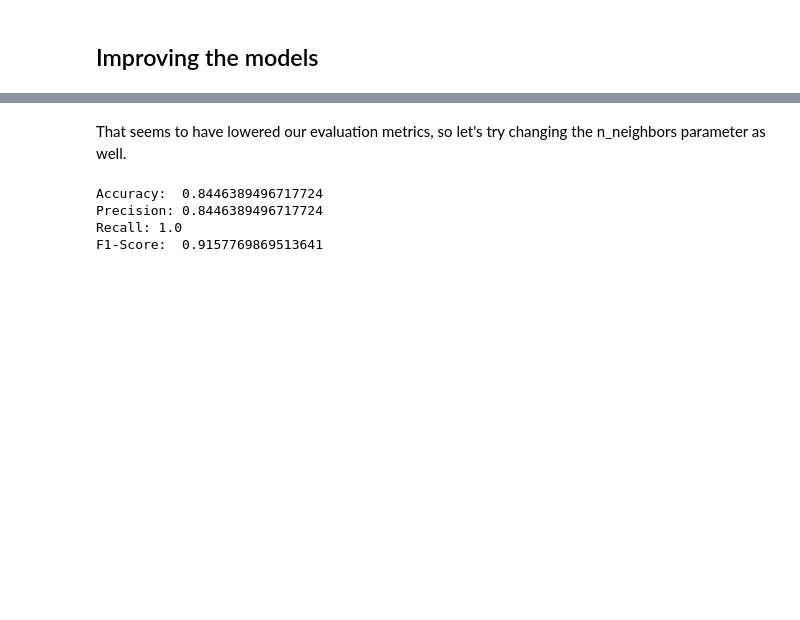
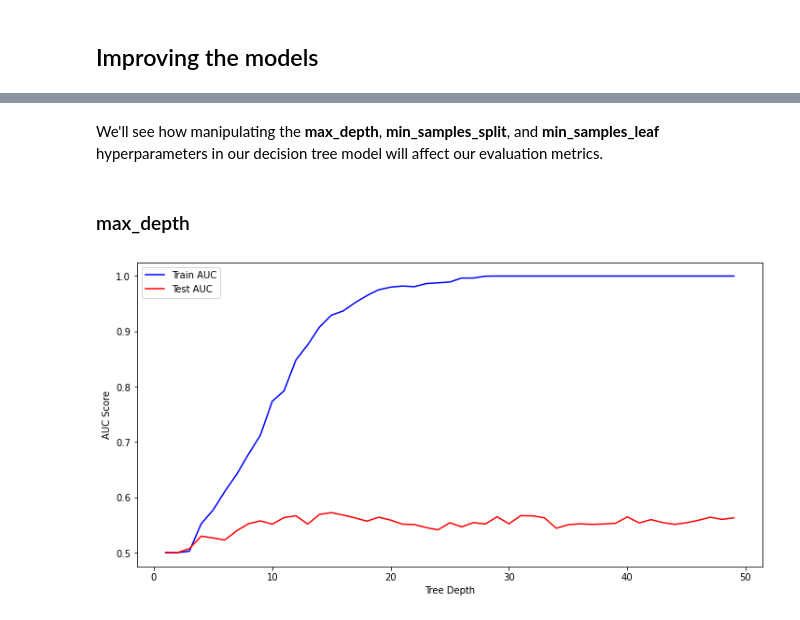
Before and after one commit to aharri123/Heart-disease-classification, a Jupyter notebook: student.ipynb, the cells around one changed output, grey strips where cells are left out. Cells and saved outputs as stored; diff of their text form; code cells hidden in the pictures; blank space fills up the shorter version.

Commit message:
Tuning hyperparameters

```diff
--- a/student.ipynb
+++ b/student.ipynb
@@ -143,8 +140,0 @@ F1-Score:  0.13664596273291924
-# %%
-from sklearn.neighbors import KNeighborsClassifier
-from sklearn.model_selection import cross_val_score
-knc = KNeighborsClassifier()
-
-#Let's fit our model and predict
-knc.fit(X_train, y_train)
-k_pred = knc.predict(X_test)
@@ -192,6 +165,0 @@ We'll manipulate both the **distance metric** and the **n_neighbors** parameters
-# %%
-#Let's start by changing the distance metric to "manhattan"
-
-knc2 = KNeighborsClassifier(metric = "manhattan")
-knc2.fit(X_train, y_train)
-k_pred2 = knc2.predict(X_test)
@@ -208,16 +166,34 @@ F1-Score:  0.20540540540540542
-# %% [markdown]
-That seems to have lowered our evaluation metrics, so let's try changing the n_neighbors parameter as well.
-# %%
-knc3 = KNeighborsClassifier(n_neighbors = 100)
-knc3.fit(X_train, y_train)
-k_pred3 = knc3.predict(X_test)
-# %%
-print("Accuracy: ", accuracy_score(y_test, k_pred3))
-print("Precision:",precision_score(y_test, k_pred3, average='weighted', labels=np.unique(k_pred3)))
-print("Recall:",recall_score(y_test, k_pred3, average='weighted', labels=np.unique(k_pred3)))
-print("F1-Score: ", f1_score(y_test, k_pred3, average='weighted', labels=np.unique(k_pred3) ))
-# %% [output]
-Accuracy:  0.8446389496717724
-Precision: 0.8446389496717724
-Recall: 1.0
-F1-Score:  0.9157769869513641
+# %% [markdown]
+We'll see how manipulating the **max_depth**, **min_samples_split**, and **min_samples_leaf** hyperparameters in our decision tree model will affect our evaluation metrics.
+# %% [markdown]
+### max_depth
+# %%
+from sklearn.metrics import roc_curve, auc
+import matplotlib.pyplot as plt
+
+#Let's plot our ROC curve
+
+max_depths = list(range(1,50))
+train_results = []
+test_results = []
+
+for depth in max_depths:
+    dtc2 = DecisionTreeClassifier(criterion = "entropy", max_depth = depth)
+    dtc2.fit(X_train, y_train)
+    dtc_pred2 = dtc2.predict(X_train)
+    false_positive_rate, true_positive_rate, thresholds = roc_curve(y_train, dtc_pred2)
+    roc_auc = auc(false_positive_rate, true_positive_rate)
+    train_results.append(roc_auc)
+    y_dtc_pred = dtc2.predict(X_test)
+    false_positive_rate, true_positive_rate, thresholds = roc_curve(y_test, y_dtc_pred)
+    roc_auc = auc(false_positive_rate, true_positive_rate)
+    test_results.append(roc_auc)
+
+plt.figure(figsize = (12,6))
+plt.plot(max_depths,train_results, "b", label = "Train AUC");
+plt.plot(max_depths, test_results, "r", label = "Test AUC");
+plt.ylabel("AUC Score");
+plt.xlabel("Tree Depth");
+plt.legend();
+# %% [output]
+[figure, added]
```
Also changed, not shown: parts of 12 cells of this notebook.
